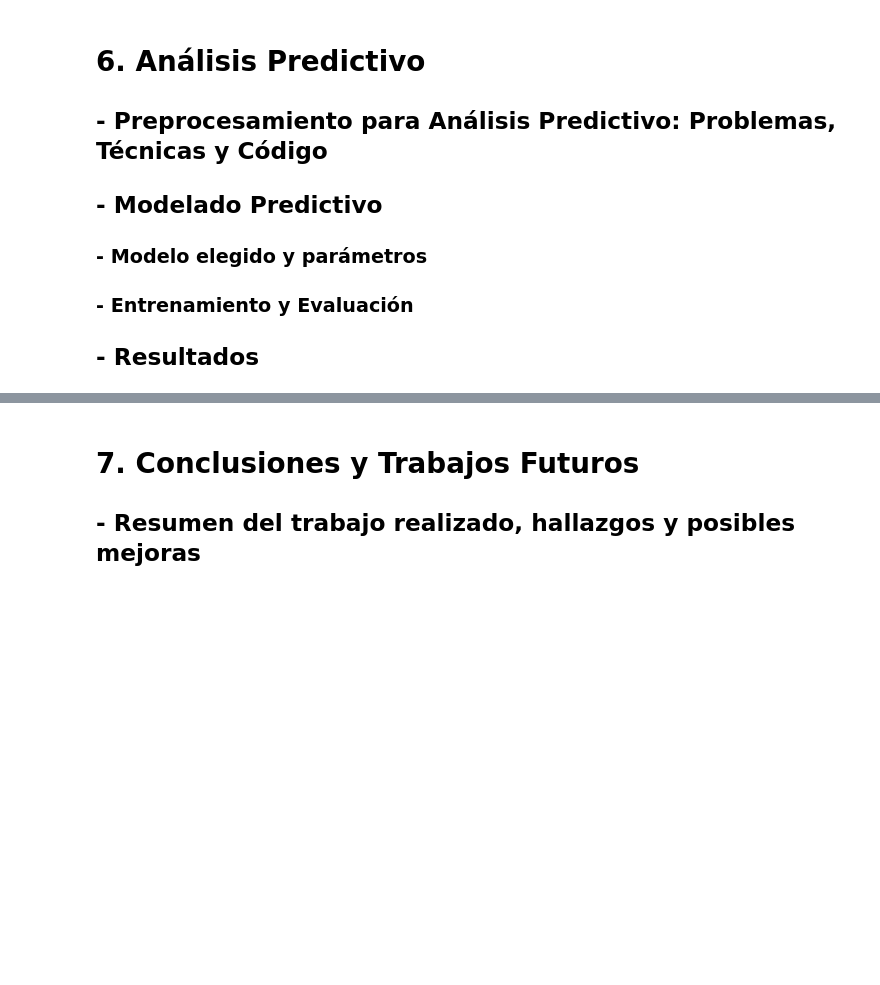
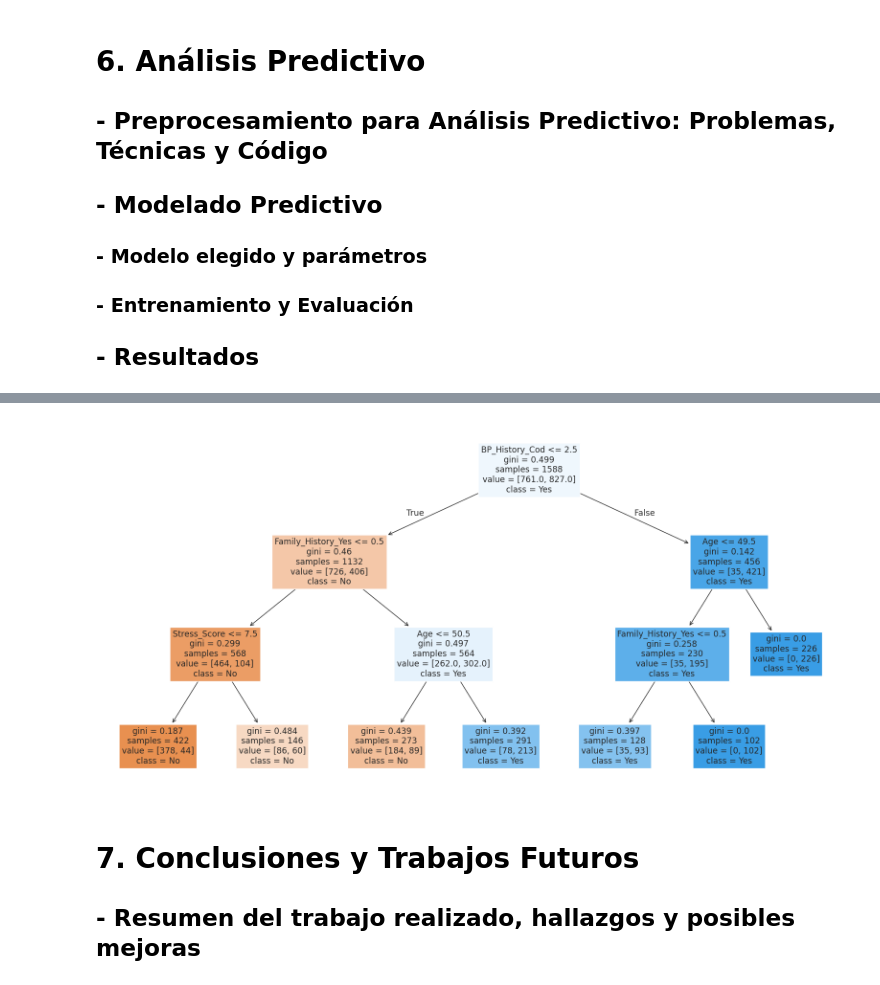
Before and after one commit to AleR26/ColabFiles, a Jupyter notebook: ProyectoProgADAP_263162.ipynb, the cells around one changed output, grey strips where cells are left out. Saved outputs shown, nothing was run; the diff lists cells and outputs as text; code cells hidden in the pictures; blank space fills up the shorter version.

```diff
--- a/ProyectoProgADAP_263162.ipynb
+++ b/ProyectoProgADAP_263162.ipynb
@@ -589,3 +666,9 @@ No tenemos outliers significativos o de importancia, no tenemos distribuciones s
+# %%
+plt.figure(figsize=(20,10)) # Increased figure size for better readability
+plot_tree(clf, filled=True, feature_names=X.columns.tolist(), class_names=clf.classes_.tolist())
+plt.show()
+# %% [output]
+[figure, added]
 # %% [markdown]
 # **7. Conclusiones y Trabajos Futuros**
 
```
Also changed, not shown: parts of 7 cells of this notebook.
